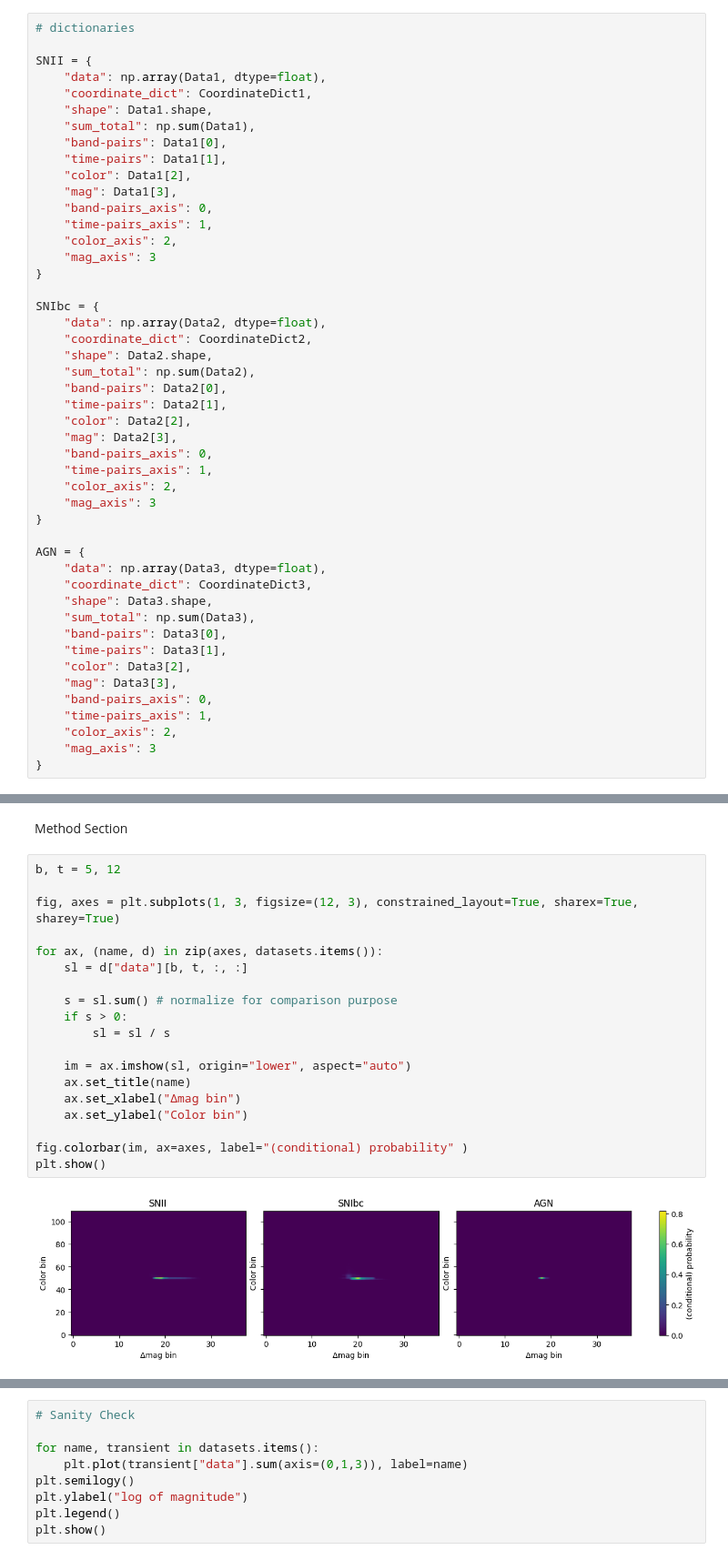
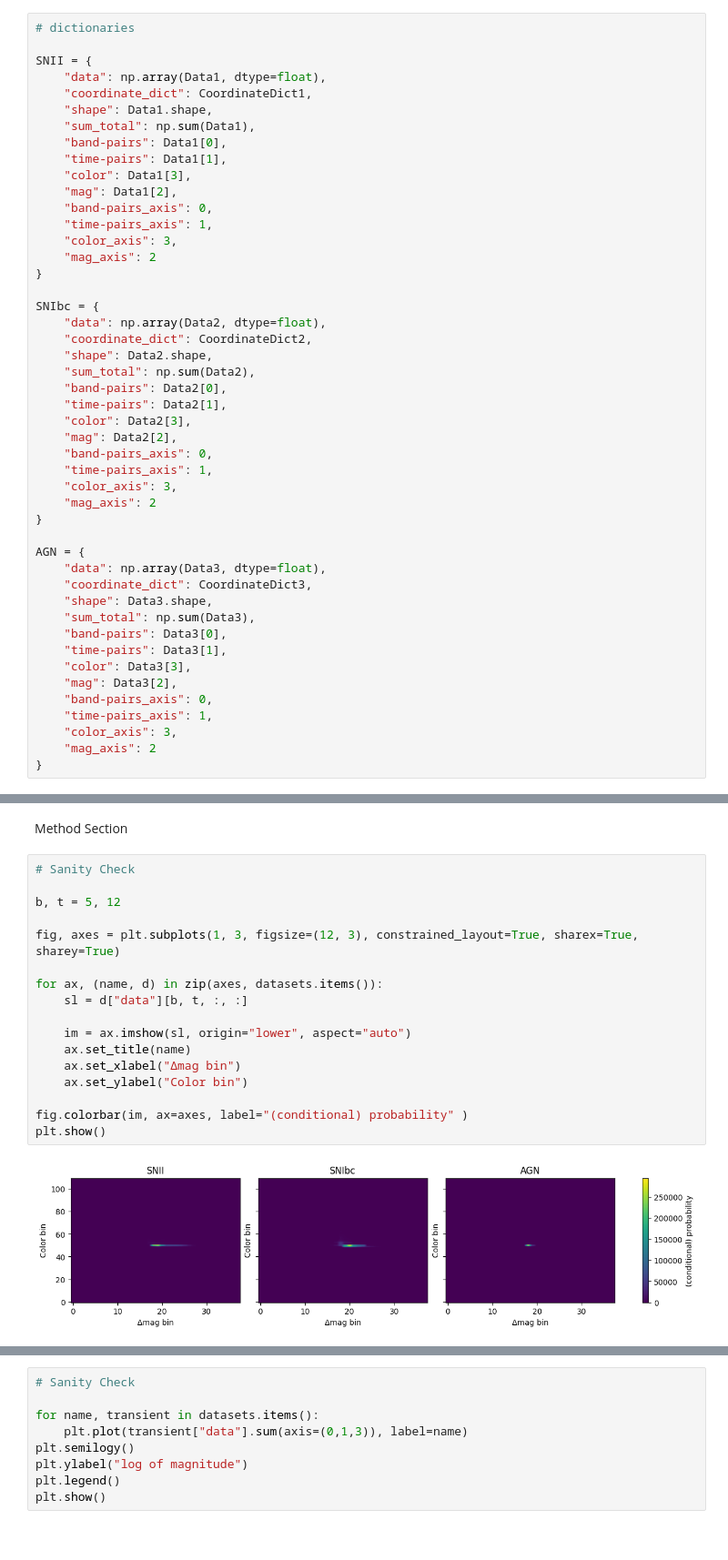
Before and after one commit to Rachel-0420/Cross-Entropy-Fast-Transient, a Jupyter notebook: cross_entropy_btw_supernovae.ipynb, the cells around one changed output, grey strips where cells are left out. Shown at 91% size. Drawn from its saved outputs; the diff is of its cells as text.

Commit message:
plots

```diff
--- a/cross_entropy_btw_supernovae.ipynb
+++ b/cross_entropy_btw_supernovae.ipynb
@@ -49,12 +67,12 @@ SNII = {
     "sum_total": np.sum(Data1),
     "band-pairs": Data1[0],
     "time-pairs": Data1[1],
-    "color": Data1[2],
-    "mag": Data1[3],
+    "color": Data1[3],
+    "mag": Data1[2],
     "band-pairs_axis": 0,
     "time-pairs_axis": 1,
-    "color_axis": 2,
-    "mag_axis": 3
+    "color_axis": 3,
+    "mag_axis": 2
 }
 
 SNIbc = {
@@ -64,12 +82,12 @@ SNIbc = {
     "sum_total": np.sum(Data2),
     "band-pairs": Data2[0],
     "time-pairs": Data2[1],
-    "color": Data2[2],
-    "mag": Data2[3],
+    "color": Data2[3],
+    "mag": Data2[2],
     "band-pairs_axis": 0,
     "time-pairs_axis": 1,
-    "color_axis": 2,
-    "mag_axis": 3
+    "color_axis": 3,
+    "mag_axis": 2
 }
 
 AGN = {
@@ -79,12 +97,12 @@ AGN = {
     "sum_total": np.sum(Data3),
     "band-pairs": Data3[0],
     "time-pairs": Data3[1],
-    "color": Data3[2],
-    "mag": Data3[3],
+    "color": Data3[3],
+    "mag": Data3[2],
     "band-pairs_axis": 0,
     "time-pairs_axis": 1,
-    "color_axis": 2,
-    "mag_axis": 3
+    "color_axis": 3,
+    "mag_axis": 2
 }
 # %%
 datasets = {
@@ -158,26 +176,24 @@ plt.show()
 # %% [markdown]
 Method Section
 # %%
+# Sanity Check
+
 b, t = 5, 12
 
 fig, axes = plt.subplots(1, 3, figsize=(12, 3), constrained_layout=True, sharex=True, sharey=True)
 
 for ax, (name, d) in zip(axes, datasets.items()):
     sl = d["data"][b, t, :, :]
-
-    s = sl.sum() # normalize for comparison purpose
-    if s > 0:
-        sl = sl / s
 
     im = ax.imshow(sl, origin="lower", aspect="auto")
     ax.set_title(name)
     ax.set_xlabel("Δmag bin")
     ax.set_ylabel("Color bin")
 
 fig.colorbar(im, ax=axes, label="(conditional) probability" )
 plt.show()
 # %% [output]
-[figure, old version]
+[figure, new version]
 # %%
 def conditional_kernel(d, b, t, eps=0.0):
     """
```
Also changed, not shown: parts of 39 cells of this notebook, 1 other file.
